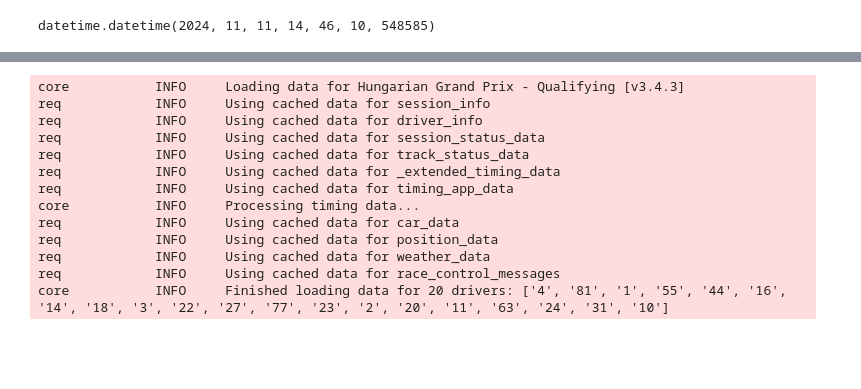
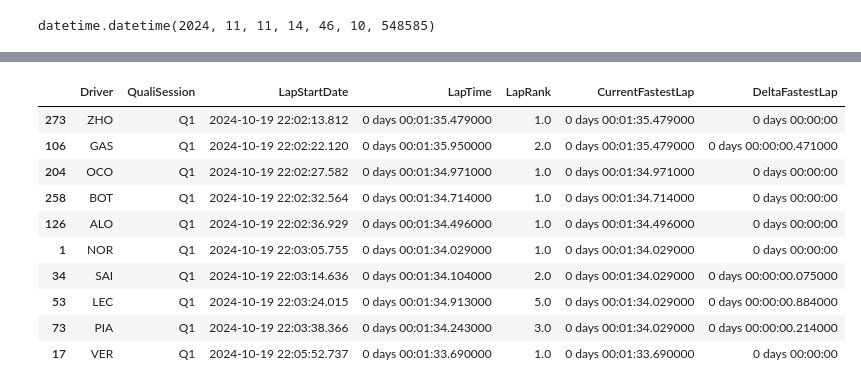
Before and after one commit to akatelync/f1-exploration, a Jupyter notebook: data_extract.ipynb, the cells around one changed output, grey strips where cells are left out. Saved outputs shown, nothing was run; the diff lists cells and outputs as text; code cells hidden in the pictures; blank space fills up the shorter version.

Commit message:
data extract edit

```diff
--- a/data_extract.ipynb
+++ b/data_extract.ipynb
@@ -30,39 +30,3 @@ from typing import List
 datetime.datetime.today()
 # %% [output]
 datetime.datetime(2024, 11, 11, 14, 46, 10, 548585)
-# %%
-def extract_data(
-    year: List | int,
-    session_type: str,
-) -> pd.DataFrame:
-
-    dfs = []
-    if isinstance(year, List):
-        for i in year:
-            schedule = fastf1.get_event_schedule(i)
-            gps = list(schedule[(schedule["EventFormat"]!="testing") & (schedule["EventDate"]<datetime.datetime.today())]["EventName"])
-
-            for gp in gps:
-                print(f"{i} {gp}")
-                session = fastf1.get_session(i, gp, session_type)
-                session.load()
-
-                laps_df = session.laps
-                laps_df["Event"] = f"{i} {gp}"
-
-                dfs.append(laps_df)
-
-    else:
-        schedule = fastf1.get_event_schedule(i)
-        gps = list(schedule[schedule["EventFormat"]!="testing"]["EventName"])
-
-        for gp in gps:
-            session = fastf1.get_session(i, gp, session_type)
-            session.load()
-
-            laps_df = session.laps
-            laps_df["EventName"] = gp
-
-            dfs.append(laps_df)
-
-    return dfs
@@ -73,5 +133,5 @@ array([2015, 2016, 2017, 2018, 2019, 2020, 2021, 2022, 2023])
 # %%
-dfs = extract_data([2024, 2023], "Q")
+df = extract_data(np.arange(2023, 2025, 1), "Q")
 # %% [output]
 core           INFO     Loading data for Bahrain Grand Prix - Qualifying [v3.4.3]
 req            INFO     Using cached data for session_info
@@ -150,3 +235 @@ req            INFO     Using cached data for driver_info
 ... (75 outputs left out)
-# %%
-df = pd.concat(dfs)
@@ -192,17 +245,16 @@ df[(df["Driver"]=="PIA") & (df["Event"]=="2024 Hungarian Grand Prix") & cond][co
-# %%
-session = fastf1.get_session(2024, "Hungarian Grand Prix", "Q")
-session.load()
-# %% [output]
-core           INFO     Loading data for Hungarian Grand Prix - Qualifying [v3.4.3]
-req            INFO     Using cached data for session_info
-req            INFO     Using cached data for driver_info
-req            INFO     Using cached data for session_status_data
-req            INFO     Using cached data for track_status_data
-req            INFO     Using cached data for _extended_timing_data
-req            INFO     Using cached data for timing_app_data
-core           INFO     Processing timing data...
-req            INFO     Using cached data for car_data
-req            INFO     Using cached data for position_data
-req            INFO     Using cached data for weather_data
-req            INFO     Using cached data for race_control_messages
-core           INFO     Finished loading data for 20 drivers: ['4', '81', '1', '55', '44', '16', '14', '18', '3', '22', '27', '77', '23', '2', '20', '11', '63', '24', '31', '10']
+# %%
+cols = ["Driver", "QualiSession", "LapStartDate", "LapTime", "LapRank", "CurrentFastestLap", "DeltaFastestLap"]
+
+df[df["Event"]=="2024 United States Grand Prix"][cols].sort_values("LapStartDate").head(10)
+# %% [output]
+|  | Driver | QualiSession | LapStartDate | LapTime | LapRank | CurrentFastestLap | DeltaFastestLap |
+| 273 | ZHO | Q1 | 2024-10-19 22:02:13.812 | 0 days 00:01:35.479000 | 1.0 | 0 days 00:01:35.479000 | 0 days 00:00:00 |
+| 106 | GAS | Q1 | 2024-10-19 22:02:22.120 | 0 days 00:01:35.950000 | 2.0 | 0 days 00:01:35.479000 | 0 days 00:00:00.471000 |
+| 204 | OCO | Q1 | 2024-10-19 22:02:27.582 | 0 days 00:01:34.971000 | 1.0 | 0 days 00:01:34.971000 | 0 days 00:00:00 |
+| 258 | BOT | Q1 | 2024-10-19 22:02:32.564 | 0 days 00:01:34.714000 | 1.0 | 0 days 00:01:34.714000 | 0 days 00:00:00 |
+| 126 | ALO | Q1 | 2024-10-19 22:02:36.929 | 0 days 00:01:34.496000 | 1.0 | 0 days 00:01:34.496000 | 0 days 00:00:00 |
+| 1 | NOR | Q1 | 2024-10-19 22:03:05.755 | 0 days 00:01:34.029000 | 1.0 | 0 days 00:01:34.029000 | 0 days 00:00:00 |
+| 34 | SAI | Q1 | 2024-10-19 22:03:14.636 | 0 days 00:01:34.104000 | 2.0 | 0 days 00:01:34.029000 | 0 days 00:00:00.075000 |
+| 53 | LEC | Q1 | 2024-10-19 22:03:24.015 | 0 days 00:01:34.913000 | 5.0 | 0 days 00:01:34.029000 | 0 days 00:00:00.884000 |
+| 73 | PIA | Q1 | 2024-10-19 22:03:38.366 | 0 days 00:01:34.243000 | 3.0 | 0 days 00:01:34.029000 | 0 days 00:00:00.214000 |
+| 17 | VER | Q1 | 2024-10-19 22:05:52.737 | 0 days 00:01:33.690000 | 1.0 | 0 days 00:01:33.690000 | 0 days 00:00:00 |
```
Also changed, not shown: parts of 9 cells of this notebook.
